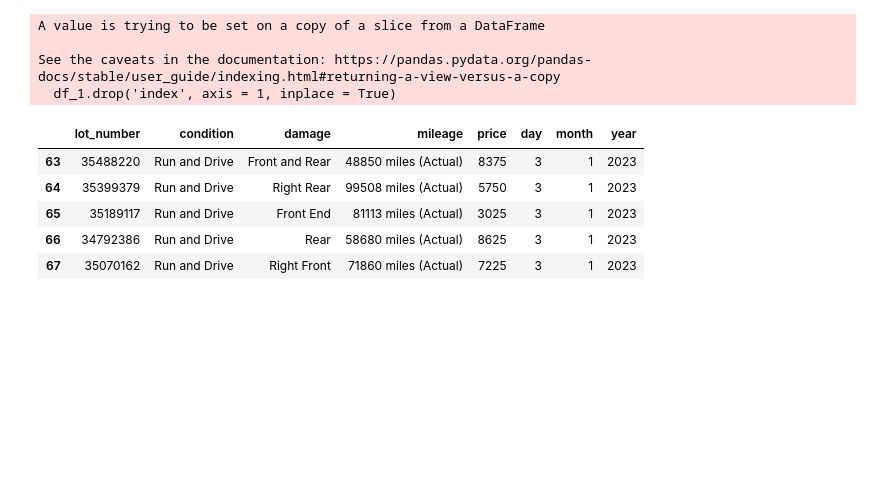
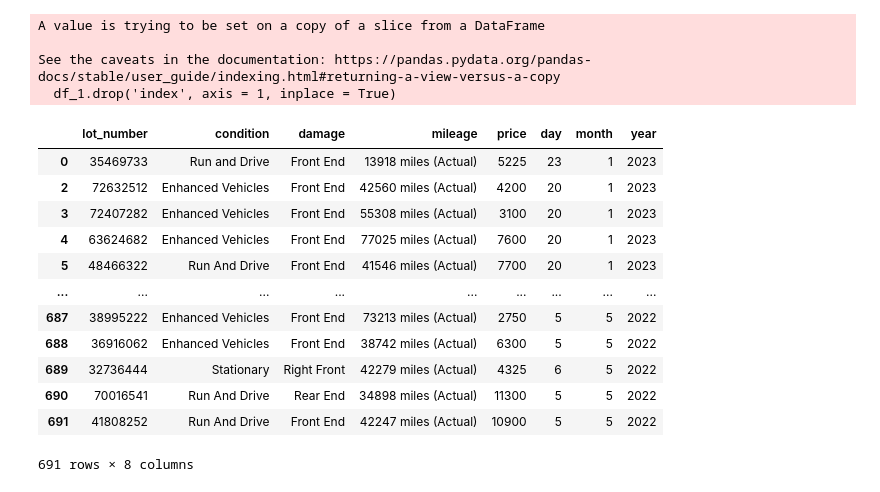
Before and after one commit to areg-hovakimyan/car_scraping_project, a Jupyter notebook: parsing_saled_car_data.ipynb, the cells around one changed output. Saved outputs shown, nothing was run; the diff lists cells and outputs as text; code cells hidden in the pictures; blank space fills up the shorter version.

```diff
--- a/parsing_saled_car_data.ipynb
+++ b/parsing_saled_car_data.ipynb
@@ -21,12 +21,20 @@ A value is trying to be set on a copy of a slice from a DataFrame
 
 See the caveats in the documentation: https://pandas.pydata.org/pandas-docs/stable/user_guide/indexing.html#returning-a-view-versus-a-copy
   df_1.drop('index', axis = 1, inplace = True)
-# %%
-df_1.tail()
-# %% [output]
-|  | lot_number | condition | damage | mileage | price | day | month | year |
-| 63 | 35488220 | Run and Drive | Front and Rear | 48850 miles (Actual) | 8375 | 3 | 1 | 2023 |
-| 64 | 35399379 | Run and Drive | Right Rear | 99508 miles (Actual) | 5750 | 3 | 1 | 2023 |
-| 65 | 35189117 | Run and Drive | Front End | 81113 miles (Actual) | 3025 | 3 | 1 | 2023 |
-| 66 | 34792386 | Run and Drive | Rear | 58680 miles (Actual) | 8625 | 3 | 1 | 2023 |
-| 67 | 35070162 | Run and Drive | Right Front | 71860 miles (Actual) | 7225 | 3 | 1 | 2023 |
+# %%
+a = df.loc[df.mileage.str.contains('Inoperable') == True].index
+df.drop(index = a)
+# %% [output]
+|  | lot_number | condition | damage | mileage | price | day | month | year |
+| 0 | 35469733 | Run and Drive | Front End | 13918 miles (Actual) | 5225 | 23 | 1 | 2023 |
+| 2 | 72632512 | Enhanced Vehicles | Front End | 42560 miles (Actual) | 4200 | 20 | 1 | 2023 |
+| 3 | 72407282 | Enhanced Vehicles | Front End | 55308 miles (Actual) | 3100 | 20 | 1 | 2023 |
+| 4 | 63624682 | Enhanced Vehicles | Front End | 77025 miles (Actual) | 7600 | 20 | 1 | 2023 |
+| 5 | 48466322 | Run And Drive | Front End | 41546 miles (Actual) | 7700 | 20 | 1 | 2023 |
+| ... | ... | ... | ... | ... | ... | ... | ... | ... |
+| 687 | 38995222 | Enhanced Vehicles | Front End | 73213 miles (Actual) | 2750 | 5 | 5 | 2022 |
+| 688 | 36916062 | Enhanced Vehicles | Front End | 38742 miles (Actual) | 6300 | 5 | 5 | 2022 |
+| 689 | 32736444 | Stationary | Right Front | 42279 miles (Actual) | 4325 | 6 | 5 | 2022 |
+| 690 | 70016541 | Run And Drive | Rear End | 34898 miles (Actual) | 11300 | 5 | 5 | 2022 |
+| 691 | 41808252 | Run And Drive | Front End | 42247 miles (Actual) | 10900 | 5 | 5 | 2022 |
+691 rows × 8 columns
```
Also changed, not shown: parts of 1 cell of this notebook.
